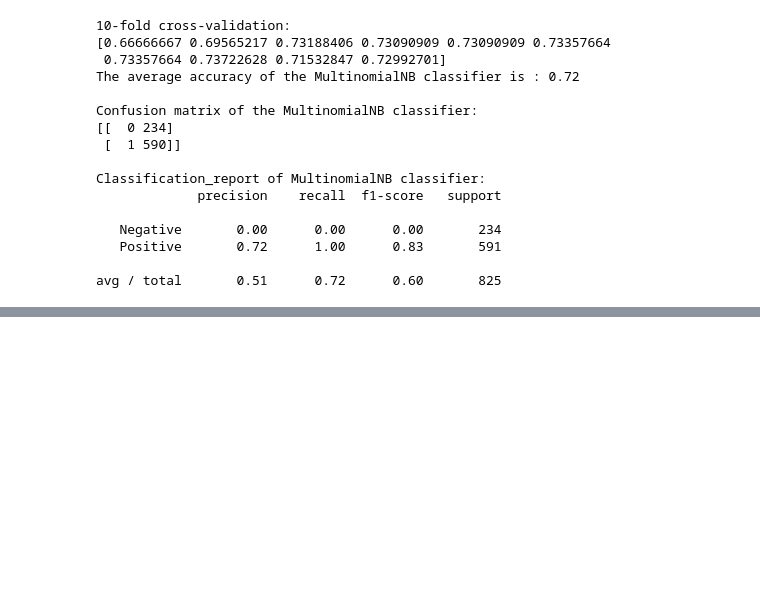
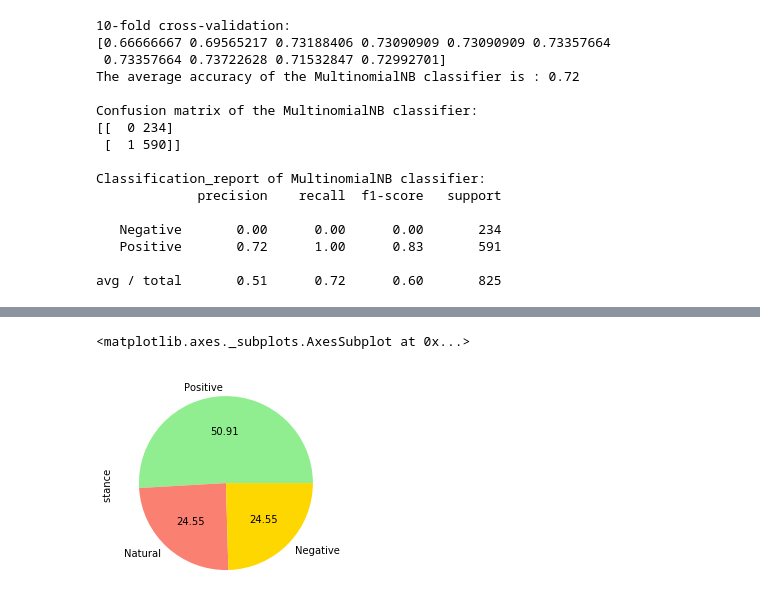
Before and after one commit to sarahalmunif/CloudProject, a Jupyter notebook: aramco (3).ipynb, the cells around one changed output, grey strips where cells are left out. Drawn from its saved outputs; the diff is of its cells as text; code cells hidden in the pictures; blank space fills up the shorter version.

```diff
--- a/aramco (3).ipynb
+++ b/aramco (3).ipynb
@@ -798,0 +841,11 @@ avg / total       0.51      0.72      0.60       825
+# %%
+tweets_by_jeddah = df[df['City']=='Jeddah']
+tweets1 = tweets_by_jeddah['stance '].value_counts()
+explode = (0, 0, 0.2)
+color1= ["lightgreen","salmon","gold"]
+tweets1.plot(kind='pie',
+           colors=color1,
+            autopct='%.2f')
+# %% [output]
+<matplotlib.axes._subplots.AxesSubplot at 0x...>
+[figure, added]
```
Also changed, not shown: parts of 10 cells of this notebook.
